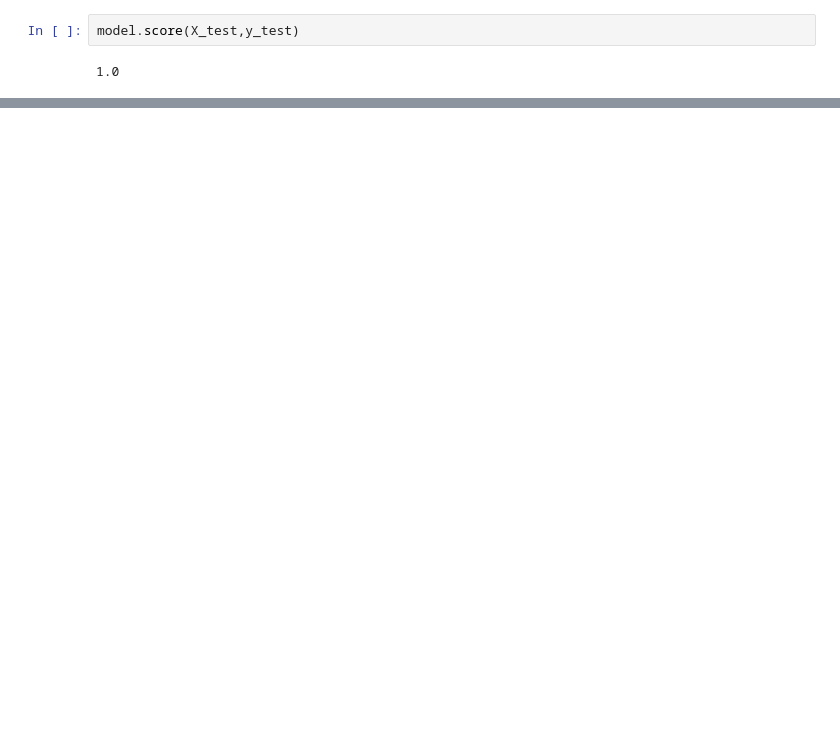
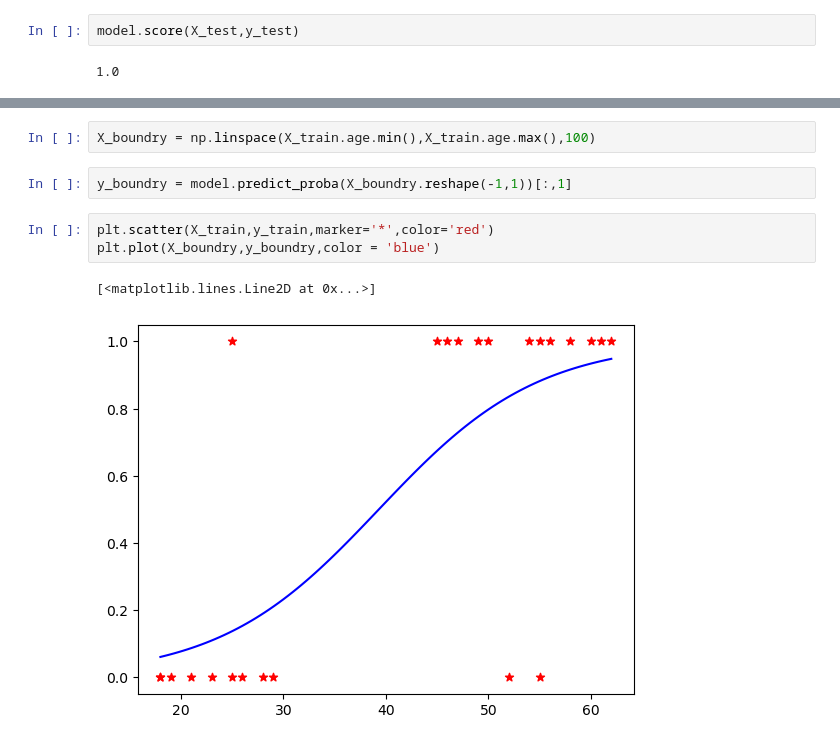
Before and after one commit to MdAshiqurRahmanZayed/Machine-learning-practice, a Jupyter notebook: 5.Logistic Regression/basic.ipynb, the cells around one changed output, grey strips where cells are left out. Drawn from its saved outputs; the diff is of its cells as text; blank space fills up the shorter version.

```diff
--- a/5.Logistic Regression/basic.ipynb
+++ b/5.Logistic Regression/basic.ipynb
@@ -63,0 +65,10 @@ array([[0.31546136, 0.68453864],
+# %%
+X_boundry = np.linspace(X_train.age.min(),X_train.age.max(),100)
+# %%
+y_boundry = model.predict_proba(X_boundry.reshape(-1,1))[:,1]
+# %%
+plt.scatter(X_train,y_train,marker='*',color='red')
+plt.plot(X_boundry,y_boundry,color = 'blue')
+# %% [output]
+[<matplotlib.lines.Line2D at 0x...>]
+[figure, added]
```
Also changed, not shown: parts of 9 cells of this notebook, 3 other files.
